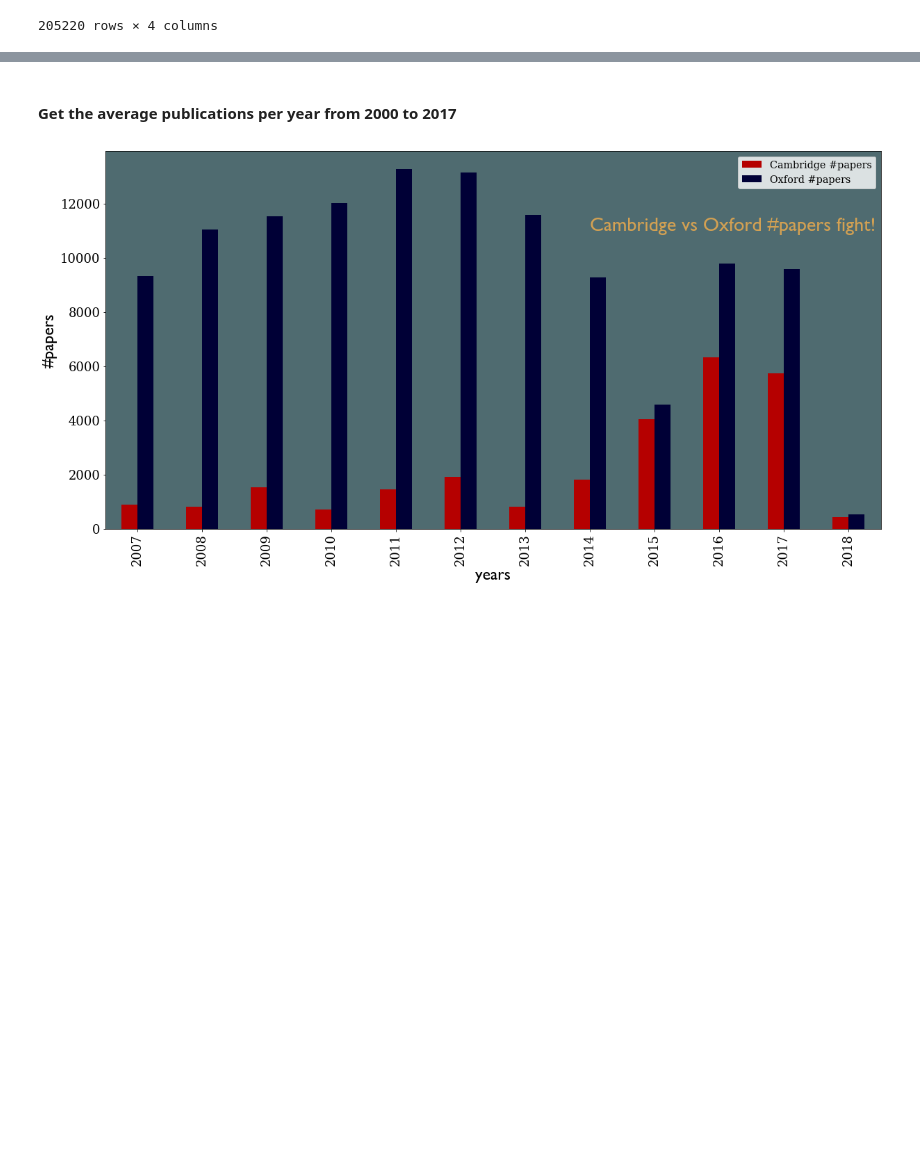
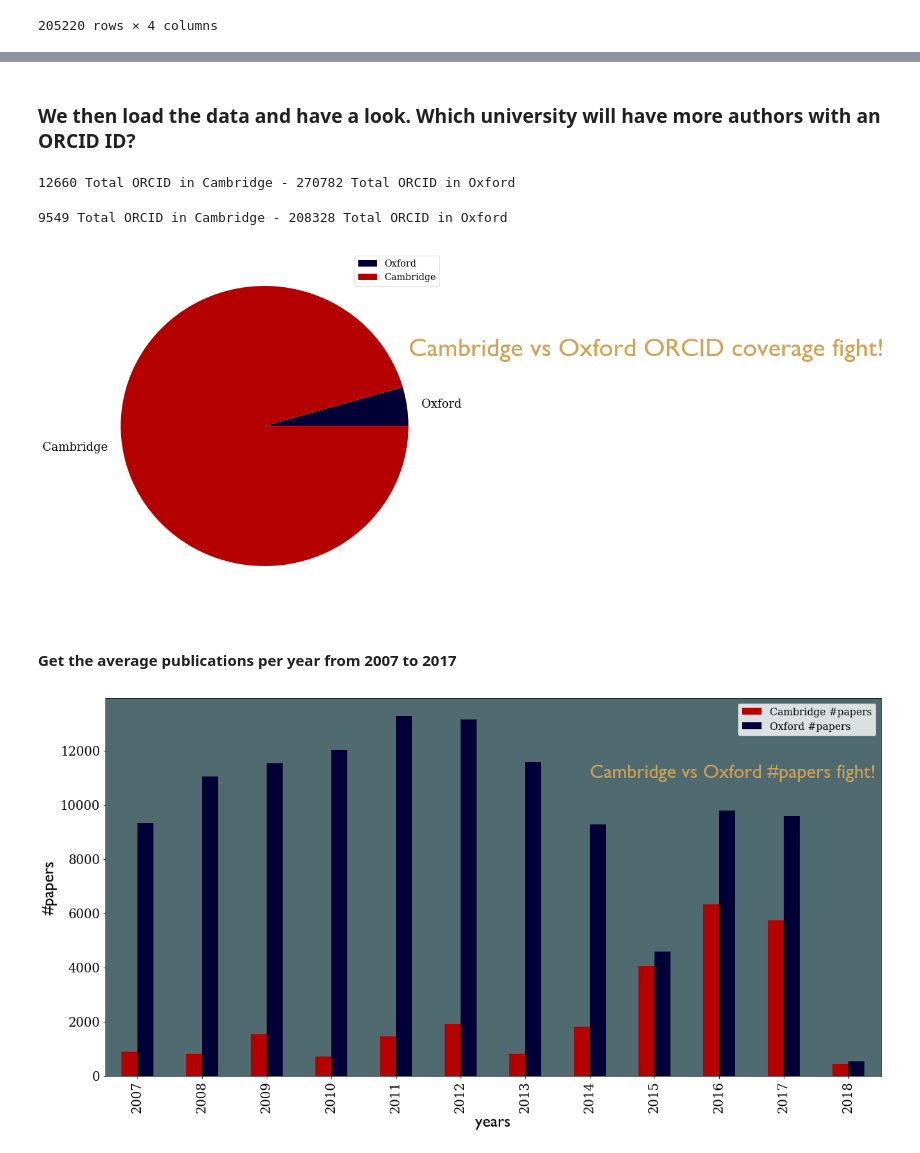
Before and after one commit to oacore/cambridge-vs-oxford-repo-showdown, a Jupyter notebook: Oxford vs Cambridge 2018 edition.ipynb, the cells around one changed output, grey strips where cells are left out. Cells and saved outputs as stored; diff of their text form; code cells hidden in the pictures; blank space fills up the shorter version.

```diff
--- a/Oxford vs Cambridge 2018 edition.ipynb
+++ b/Oxford vs Cambridge 2018 edition.ipynb
@@ -153,0 +187,16 @@ oxford
+# %% [markdown]
+### We then load the data and have a look. Which university will have more authors with an ORCID ID?
+# %%
+cambridge_orcids = pandas.read_csv('exports/27-orcid-full.tsv',sep='\t', names=('CORE_ID', 'DOI', "ORCID"))
+oxford_orcids = pandas.read_csv('exports/88-orcid-full.tsv',sep='\t', names=('CORE_ID', 'DOI', "ORCID"))
+print("%d Total ORCID in Cambridge - %d Total ORCID in Oxford" % (cambridge_orcids.ORCID.count(), oxford_orcids.ORCID.count()))
+# %% [output]
+12660 Total ORCID in Cambridge - 270782 Total ORCID in Oxford
+# %%
+oxford_orcids_noj = oxford_orcids[~oxford_orcids.DOI.str.match("10.(\d+)/([a-z|A-Z]+)$")]
+cambridge_orcids_noj = cambridge_orcids[~cambridge_orcids.DOI.str.match("10.(\d+)/([a-z|A-Z]+)$")]
+
+
+print("%d Total ORCID in Cambridge - %d Total ORCID in Oxford" % (cambridge_orcids_noj.ORCID.count(), oxford_orcids_noj.ORCID.count()))
+# %% [output]
+9549 Total ORCID in Cambridge - 208328 Total ORCID in Oxford
@@ -154,5 +206,23 @@ oxford
+# %%
+
+oxbridge_orcid_coverage = pandas.DataFrame([
+    { oxford.DOI.isin(oxford_orcids_noj).count()/oxford.DOI.count()},
+    { cambridge.DOI.isin(cambridge_orcids_noj).count()/cambridge.DOI.count()}
+])
+oxbridge_orcid_coverage.columns=[ ""]
+oxbridge_orcid_coverage = oxbridge_orcid_coverage.rename(index={0:'Oxford', 1: 'Cambridge'})
+explode = (0, 0.1, 0, 0)
+ax = oxbridge_orcid_coverage.plot.pie("", figsize=(10,10), colors=['#000036','#B50000'], fontsize=18)
+prop = fm.FontProperties(fname='/Library/Fonts/GillSans.ttc')
+
+ax.text(1,0.5,"Cambridge vs Oxford ORCID coverage fight!", color='#D3A153', fontproperties=prop, size=40)
+ax.set_facecolor('#4F6B70')
+ax.legend( fontsize="x-large")
+ax.tick_params(labelsize=18)
+# %% [output]
+[figure, added]
 # %% [markdown]
-#### Get the average publications per year from 2000 to 2017
+#### Get the average publications per year from 2007 to 2017
 # %%
 from dateutil.parser import parse
 from datetime import *
```
Also changed, not shown: parts of 15 cells of this notebook.
